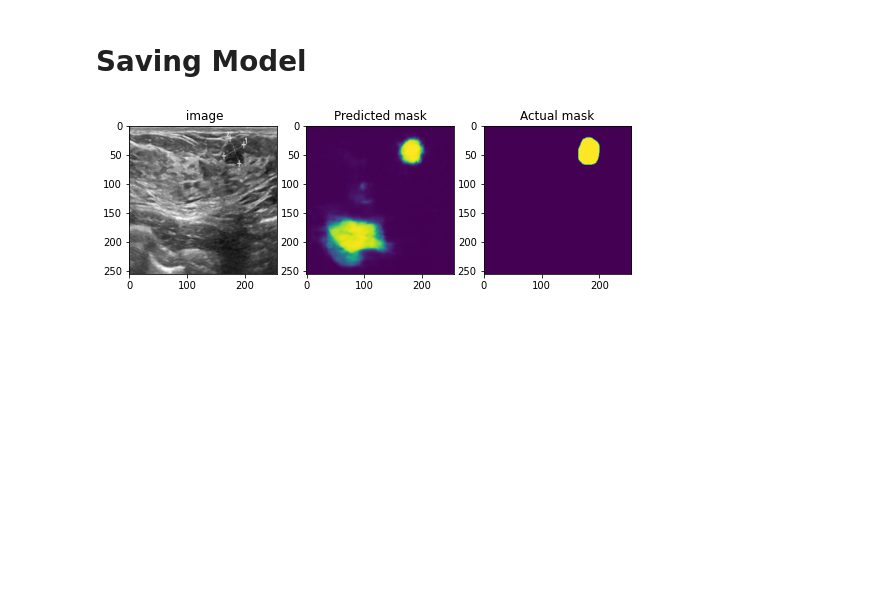
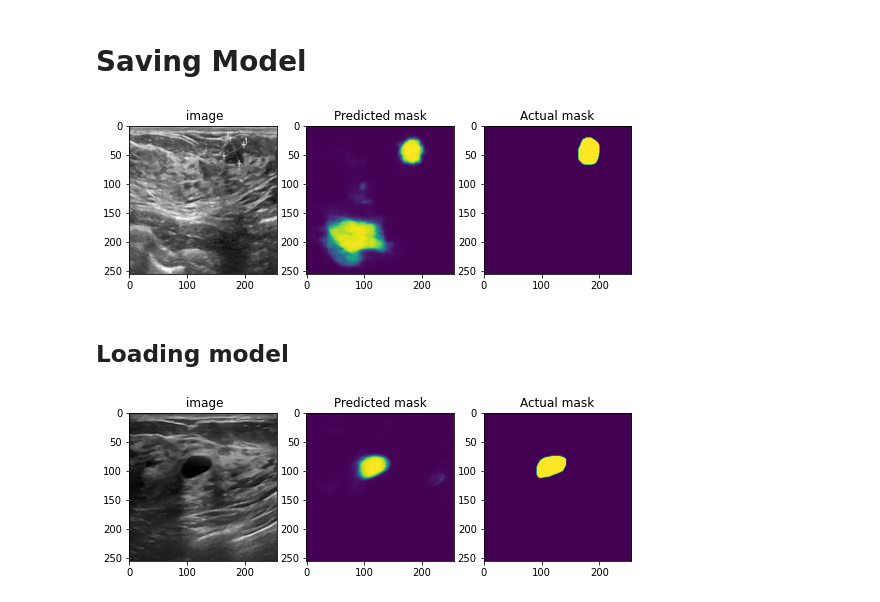
Before and after one commit to Portglass/BreathCancer, a Jupyter notebook: segmentation-model-for-breast-cancer.ipynb, the cells around one changed output. Saved outputs shown, nothing was run; the diff lists cells and outputs as text; code cells hidden in the pictures; blank space fills up the shorter version.

```diff
--- a/segmentation-model-for-breast-cancer.ipynb
+++ b/segmentation-model-for-breast-cancer.ipynb
@@ -253,3 +255,12 @@ sixteenPrediction, actuals, masks = predict16(framObjTrain, myTransformer)
 Plotter(actuals[1], sixteenPrediction[1][:,:,0], masks[1])
 # %% [output]
 [figure]
+# %% [markdown]
+## Loading model
+# %%
+model_saved = load_model('BreastCancerSegmentor.h5')
+# %%
+sixteenPrediction, actuals, masks = predict16(framObjTrain, model_saved)
+Plotter(actuals[2], sixteenPrediction[2][:,:,0], masks[2])
+# %% [output]
+[figure, added]
```
Also changed, not shown: parts of 5 cells of this notebook, 7 other files.
